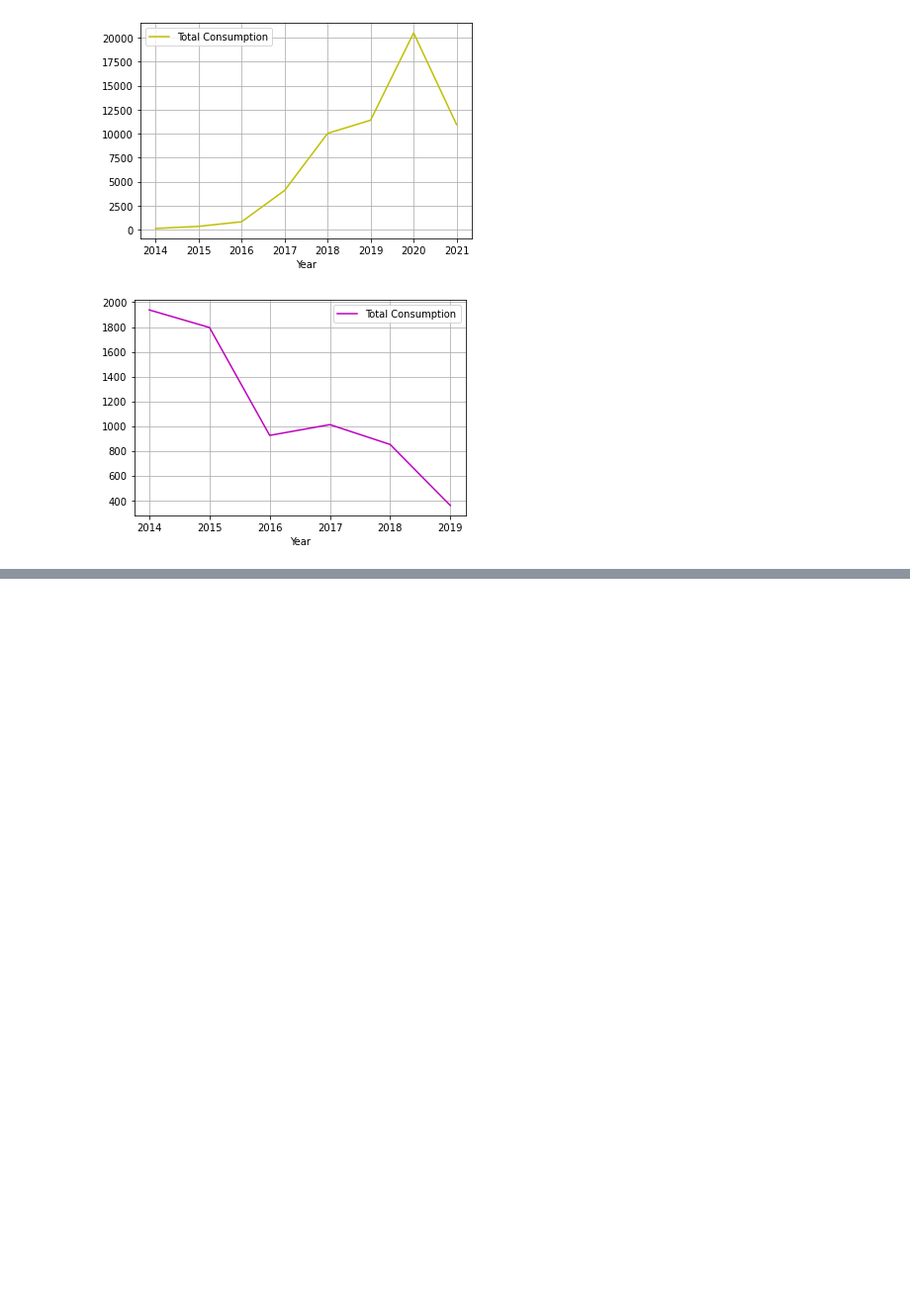
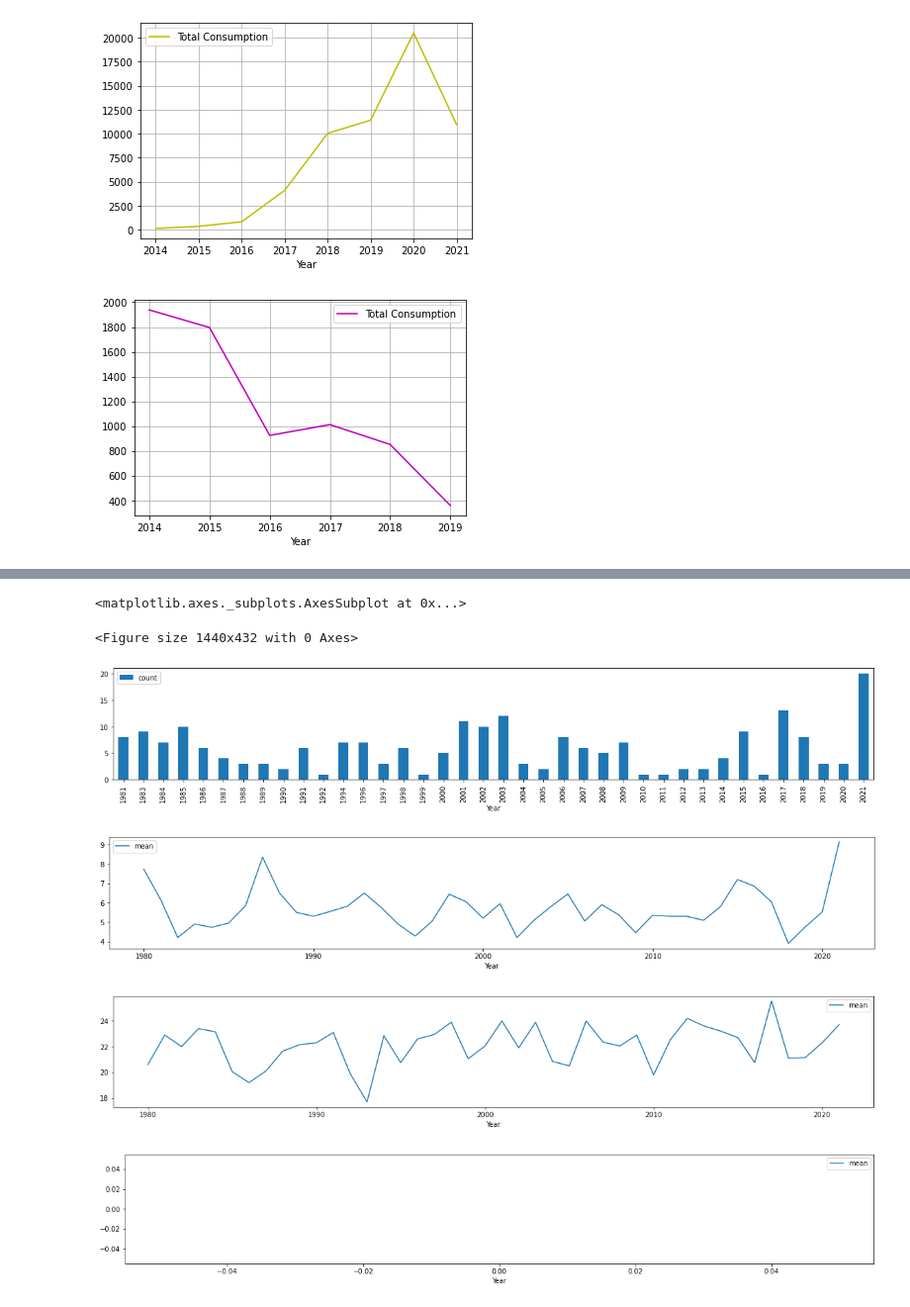
Before and after one commit to deshant19/Corporate-Energy-Consumption-Data-Visualization, a Jupyter notebook: notebooks/Corporate Energy Consumption.ipynb, the cells around one changed output, grey strips where cells are left out. Shown: that part at 99% size. Drawn from its saved outputs; the diff is of its cells as text; code cells hidden in the pictures; blank space fills up the shorter version.

```diff
--- a/notebooks/Corporate Energy Consumption.ipynb
+++ b/notebooks/Corporate Energy Consumption.ipynb
@@ -76,0 +119,3 @@ plt.show()
+# %%
+weatherdata = pd.read_csv("weatherstats_calgary_daily.csv", thousands=',')
+display(weatherdata)
@@ -76,0 +136,35 @@ plt.show()
+# %%
+weatherdata.date=pd.to_datetime(weatherdata.date)
+# %%
+#tempData.head()
+yseries = weatherdata['date'].dt.year
+mseries = weatherdata['date'].dt.month
+dseries = weatherdata['date'].dt.day
+tempData = pd.DataFrame({'Date':weatherdata['date'],'Year': yseries,'Month': mseries ,'max_temperature':weatherdata['max_temperature'], 'avg_hourly_temperature':weatherdata['avg_hourly_temperature'], 'avg_temperature':weatherdata['avg_temperature']})
+selectedData=tempData[(tempData['max_temperature'] > 30) & (tempData['Year'] >= 1980)]
+number_of_hottest_daysInYears=selectedData.groupby(['Year']).agg(count = ('max_temperature','count'))
+fig = plt.figure()
+fig.set_size_inches(20,6)
+
+number_of_hottest_daysInYears.plot(kind='bar',figsize=(20,3))
+
+meanData=tempData[(tempData['Year'] >= 1980)].groupby(['Year']).agg(mean = ('avg_temperature','median'))
+#print(meanData)
+meanData.plot(kind='line',figsize=(20,3))
+
+summerData=tempData[(tempData['Year'] >= 1980) & (tempData['Month'] >= 7) & (tempData['Month'] <= 9)]
+summerMeanData=summerData.groupby(['Year']).agg(mean = ('max_temperature','median'))
+#print(summerMeanData)
+summerMeanData.plot(kind='line',figsize=(20,3))
+
+winterData=tempData[(tempData['Year'] >= 1990) & (tempData['Month'] >= 12) & (tempData['Month'] <= 2)]
+winterMeanData=winterData.groupby(['Year']).agg(mean = ('max_temperature','mean'))
+#print(winterMeanData)
+winterMeanData.plot(kind='line',figsize=(20,3))
+# %% [output]
+<matplotlib.axes._subplots.AxesSubplot at 0x...>
+<Figure size 1440x432 with 0 Axes>
+[figure, added]
+[figure, added]
+[figure, added]
+[figure, added]
```
Also changed, not shown: parts of 3 cells of this notebook, 1 other file.
